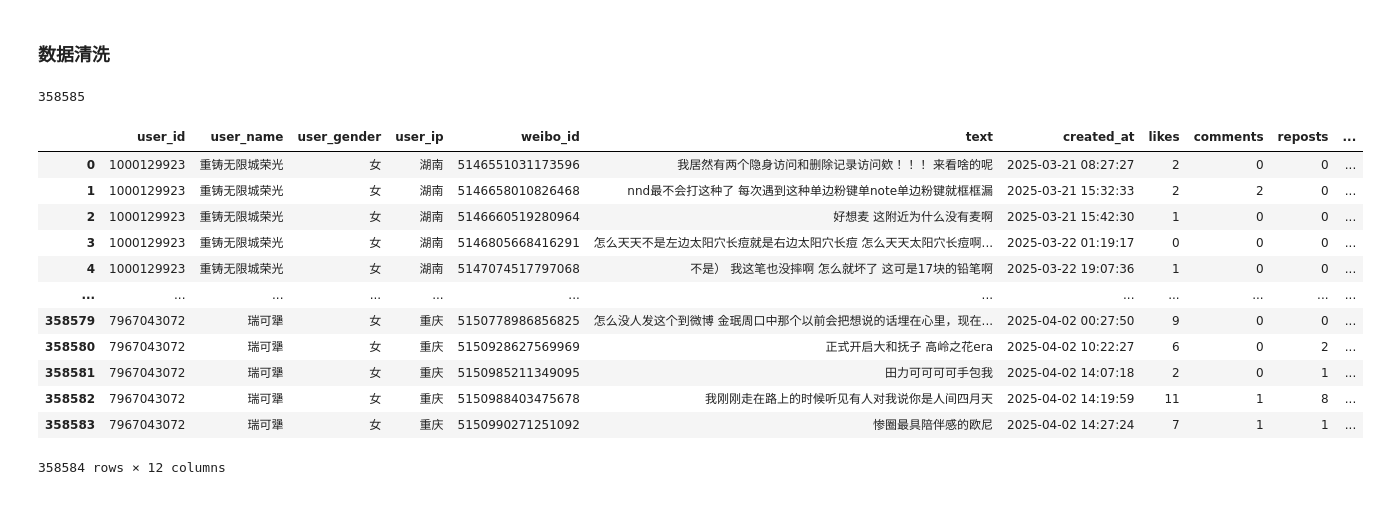
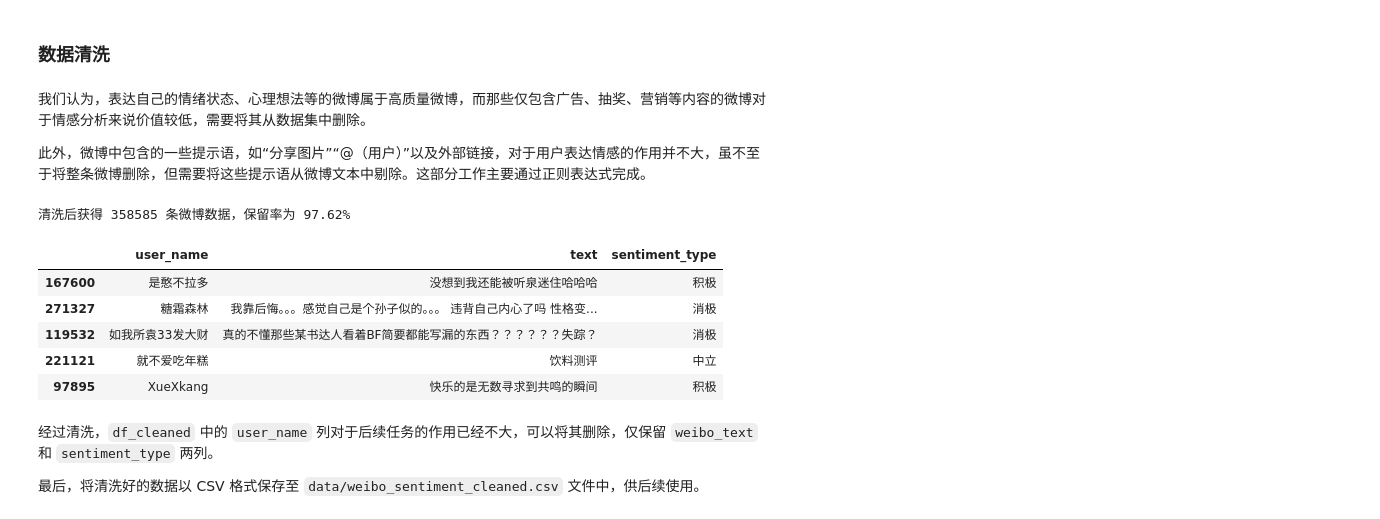
Before and after one commit to YoruRain/Sentiment-Classification-Based-on-Weibo-Texts, a Jupyter notebook: 01Data Wrangling.ipynb, the cells around one changed output. Cells and saved outputs as stored; diff of their text form; code cells hidden in the pictures.

```diff
--- a/01Data Wrangling.ipynb
+++ b/01Data Wrangling.ipynb
@@ -14,28 +39,20 @@ with open("data/1user_weibo_analysis_data.json", "r", encoding="utf-8") as f:
 # %%
 # 提取有用的属性作为表头
-total_weibos = [("user_id", "user_name", "user_gender", "user_ip", "weibo_id", "text", "created_at", "likes", "comments", "reposts", "sentiment_type", "sentiment_intensity")]
+total_weibos = [("user_name", "text", "sentiment_type")]
 
 for info in user_weibo_data.values():
-    user_id = info["uid"]
     user_name = info["screen_name"]
-    user_gender = info["gender"]
-    user_ip = info["IP"]
     for w in info["weibos"]:
-        weibo_id = w["wid"]
         text = w["text"]
-        created_at = w["created_at"]
-        attitudes_count = w["attitudes_count"]
-        comments_count = w["comments_count"]
-        reposts_count = w["reposts_count"]
         sentiment_type = w["sentiment_analysis"]["comprehensive_sentiment"]["type"].replace("中性", "中立").split('-')[0]
-        sentiment_intensity = w["sentiment_analysis"]["comprehensive_sentiment"]["intensity"]
         has_asp_sentiment = len(w["sentiment_analysis"]["aspect_sentiment"]) > 0
         if (
             3 < len(text) < 50
             and not has_asp_sentiment
             and "混合" not in sentiment_type
         ):
-            total_weibos.append((user_id, user_name, user_gender, user_ip, weibo_id, text, created_at, attitudes_count, comments_count, reposts_count, sentiment_type, sentiment_intensity))
+            total_weibos.append((user_name, text, sentiment_type))
 
-len(total_weibos)
+weibo_count = len(total_weibos)
+print(f"获得 {weibo_count} 条微博数据")
 # %% [output]
@@ -43,5 +64,5 @@ len(total_weibos)
 # %%
-import pandas as pd
+from pandas import DataFrame
 
 def convert_to_dataframe(data):
     """
@@ -55,10 +76,10 @@ def convert_to_dataframe(data):
     """
     columns = data[0]
     data_rows = data[1:]
-    df = pd.DataFrame(data_rows, columns=columns)
+    df = DataFrame(data_rows, columns=columns)
     return df
 
 df = convert_to_dataframe(total_weibos)
 
-df.describe()
+df.sample(5)
 # %% [output]
@@ -74,12 +92,16 @@ df.describe()
 # %% [markdown]
 ### 数据清洗
+# %% [markdown]
+我们认为，表达自己的情绪状态、心理想法等的微博属于高质量微博，而那些仅包含广告、抽奖、营销等内容的微博对于情感分析来说价值较低，需要将其从数据集中删除。
+
+此外，微博中包含的一些提示语，如“分享图片”“@（用户）”以及外部链接，对于用户表达情感的作用并不大，虽不至于将整条微博删除，但需要将这些提示语从微博文本中剔除。这部分工作主要通过正则表达式完成。
 # %%
 import re
 
 def is_valid(text: str) -> bool:
     """
     判断该微博是否为有效微博，依据为广告、转载、营销相关的关键词
-    如果微博中出现了关键词，则认为是无效微博，直接删除
+    如果微博中出现了关键词，则认为是低质量微博，直接删除
 
     Args:
         text (str): 一条微博的文本内容
@@ -102,7 +124,6 @@ def is_valid(text: str) -> bool:
 
     # 微博中含有任意一个关键词，则认为无效
     if any(kw in text for kw in ad_keywords):
-        # print(f"微博“{text}”为抽奖、广告、转载等微博，删除")
         return False
 
     return True
@@ -150,34 +171,31 @@ def clean_text(text, user_name=''):
 
     return text.strip()
 # %%
-weibo_after_dc = [total_weibos[0]]
+weibo_cleaned = [total_weibos[0]]
 
 for w in total_weibos[1:]:
-    text = clean_text(w[5], w[1])
+    user_name, text, sentiment_type = w
+    text = clean_text(text, user_name)
     if is_valid(text):
-        weibo_after_dc.append((
-            w[0], w[1], w[2], w[3], w[4], text, w[6], w[7], w[8], w[9], w[10], w[11]
-        ))
+        weibo_cleaned.append((user_name, text, sentiment_type))
 
-len(weibo_after_dc)
+weibo_cleaned_count = len(weibo_cleaned)
+print(f"清洗后获得 {weibo_cleaned_count} 条微博数据，保留率为 {weibo_cleaned_count / weibo_count:.2%}")
 # %% [output]
-358585
+清洗后获得 358585 条微博数据，保留率为 97.62%
 # %%
-df_dc = convert_to_dataframe(weibo_after_dc)
+df_cleaned = convert_to_dataframe(weibo_cleaned)
 
-df_dc
+df_cleaned.sample(5)
 # %% [output]
-|  | user_id | user_name | user_gender | user_ip | weibo_id | text | created_at | likes | comments | reposts | ... |
-| 0 | 1000129923 | 重铸无限城荣光 | 女 | 湖南 | 5146551031173596 | 我居然有两个隐身访问和删除记录访问欸！！！ 来看啥的呢 | 2025-03-21 08:27:27 | 2 | 0 | 0 | ... |
-| 1 | 1000129923 | 重铸无限城荣光 | 女 | 湖南 | 5146658010826468 | nnd最不会打这种了 每次遇到这种单边粉键单note单边粉键就框框漏 | 2025-03-21 15:32:33 | 2 | 2 | 0 | ... |
-| 2 | 1000129923 | 重铸无限城荣光 | 女 | 湖南 | 5146660519280964 | 好想麦 这附近为什么没有麦啊 | 2025-03-21 15:42:30 | 1 | 0 | 0 | ... |
-| 3 | 1000129923 | 重铸无限城荣光 | 女 | 湖南 | 5146805668416291 | 怎么天天不是左边太阳穴长痘就是右边太阳穴长痘 怎么天天太阳穴长痘啊... | 2025-03-22 01:19:17 | 0 | 0 | 0 | ... |
-| 4 | 1000129923 | 重铸无限城荣光 | 女 | 湖南 | 5147074517797068 | 不是） 我这笔也没摔啊 怎么就坏了 这可是17块的铅笔啊 | 2025-03-22 19:07:36 | 1 | 0 | 0 | ... |
-| ... | ... | ... | ... | ... | ... | ... | ... | ... | ... | ... | ... |
-| 358579 | 7967043072 | 瑞可犟 | 女 | 重庆 | 5150778986856825 | 怎么没人发这个到微博 金珉周口中那个以前会把想说的话埋在心里，现在... | 2025-04-02 00:27:50 | 9 | 0 | 0 | ... |
-| 358580 | 7967043072 | 瑞可犟 | 女 | 重庆 | 5150928627569969 | 正式开启大和抚子 高岭之花era | 2025-04-02 10:22:27 | 6 | 0 | 2 | ... |
-| 358581 | 7967043072 | 瑞可犟 | 女 | 重庆 | 5150985211349095 | 田力可可可可手包我 | 2025-04-02 14:07:18 | 2 | 0 | 1 | ... |
-| 358582 | 7967043072 | 瑞可犟 | 女 | 重庆 | 5150988403475678 | 我刚刚走在路上的时候听见有人对我说你是人间四月天 | 2025-04-02 14:19:59 | 11 | 1 | 8 | ... |
-| 358583 | 7967043072 | 瑞可犟 | 女 | 重庆 | 5150990271251092 | 惨圈最具陪伴感的欧尼 | 2025-04-02 14:27:24 | 7 | 1 | 1 | ... |
+|  | user_name | text | sentiment_type |
+| 167600 | 是憨不拉多 | 没想到我还能被听泉迷住哈哈哈 | 积极 |
+| 271327 | 糖霜森林 | 我靠后悔。。。感觉自己是个孙子似的。。。 违背自己内心了吗 性格变... | 消极 |
+| 119532 | 如我所袁33发大财 | 真的不懂那些某书达人看着BF简要都能写漏的东西？？？？？？失踪？ | 消极 |
+| 221121 | 就不爱吃年糕 | 饮料测评 | 中立 |
+| 97895 | XueXkang | 快乐的是无数寻求到共鸣的瞬间 | 积极 |
-358584 rows × 12 columns
+# %% [markdown]
+经过清洗，`df_cleaned` 中的 `user_name` 列对于后续任务的作用已经不大，可以将其删除，仅保留 `weibo_text` 和 `sentiment_type` 两列。
+
+最后，将清洗好的数据以 CSV 格式保存至 `data/weibo_sentiment_cleaned.csv` 文件中，供后续使用。
 # %%
```
Also changed, not shown: parts of 10 cells of this notebook, 2 other files.
